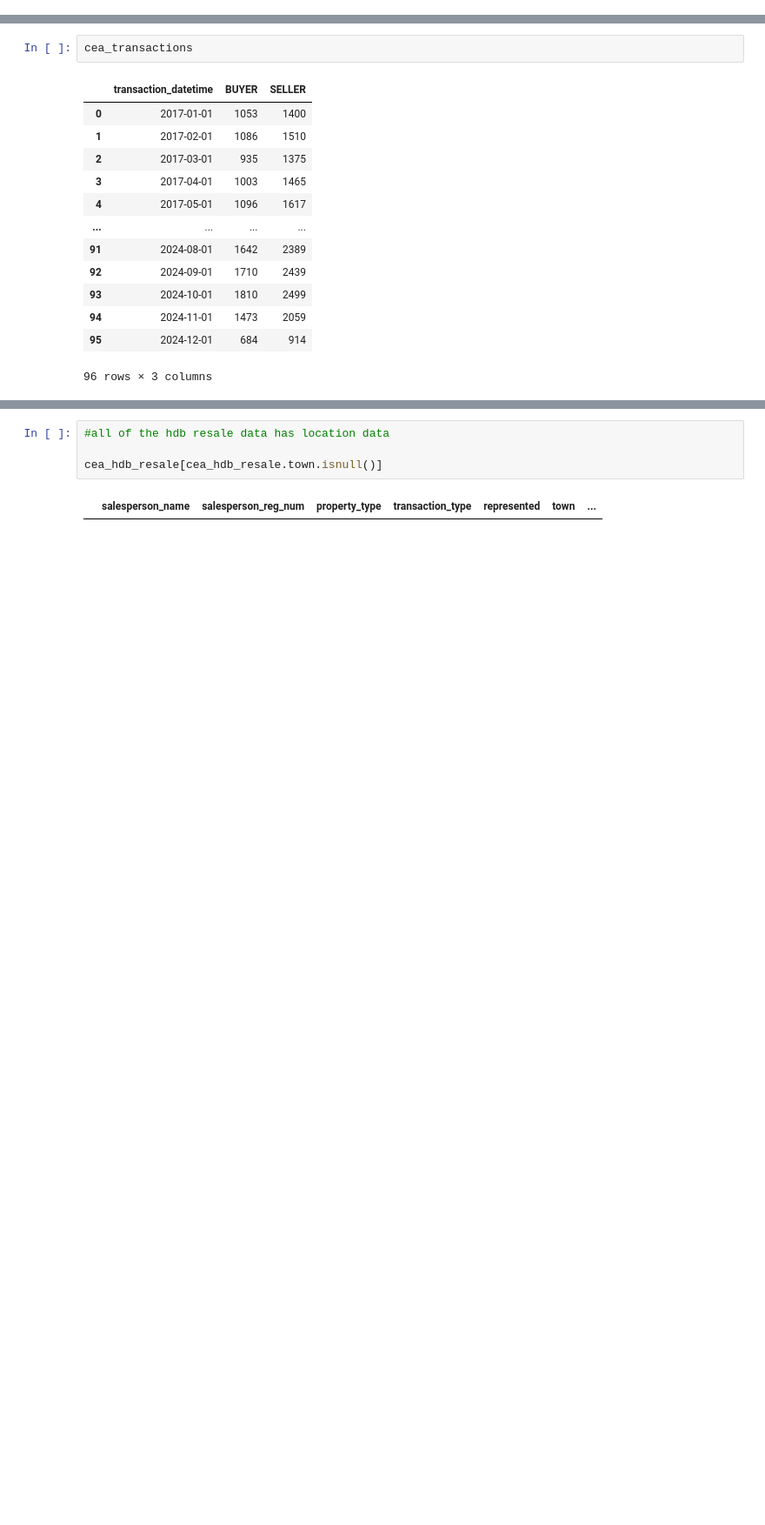
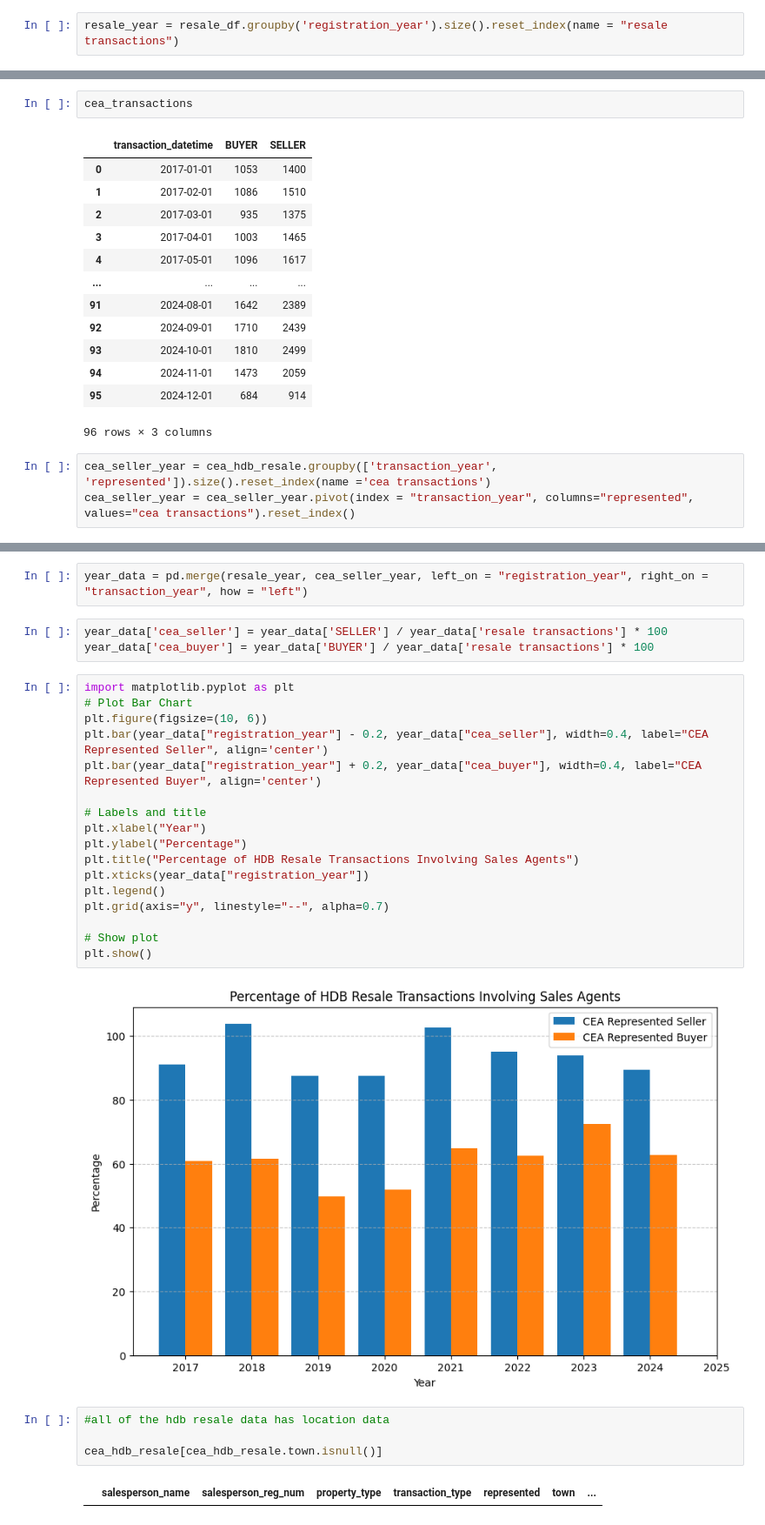
Before and after one commit to racheltlw/qstha, a Jupyter notebook: notebooks/Section1_Q1.ipynb, the cells around one changed output, grey strips where cells are left out. Shown: that part at 87% size. Cells and saved outputs as stored; diff of their text form; blank space fills up the shorter version.

```diff
--- a/notebooks/Section1_Q1.ipynb
+++ b/notebooks/Section1_Q1.ipynb
@@ -310,3 +280,5 @@ resales_by_month
+# %%
+resale_year = resale_df.groupby('registration_year').size().reset_index(name = "resale transactions")
 # %%
 #Total transactions on behalf of sellers represented by agents for HDB resale flats
 cea_hdb_resale= cea_imputed[(cea_imputed['property_type'] == 'HDB') & (cea_imputed['transaction_type'] == 'RESALE') ]
@@ -329,3 +301,6 @@ cea_transactions
 | 94 | 2024-11-01 | 1473 | 2059 |
 | 95 | 2024-12-01 | 684 | 914 |
 96 rows × 3 columns
+# %%
+cea_seller_year = cea_hdb_resale.groupby(['transaction_year', 'represented']).size().reset_index(name ='cea transactions')
+cea_seller_year = cea_seller_year.pivot(index = "transaction_year", columns="represented", values="cea transactions").reset_index()
@@ -332,3 +319,27 @@ cea_transactions
+# %%
+year_data = pd.merge(resale_year, cea_seller_year, left_on = "registration_year", right_on = "transaction_year", how = "left")
+# %%
+year_data['cea_seller'] = year_data['SELLER'] / year_data['resale transactions'] * 100
+year_data['cea_buyer'] = year_data['BUYER'] / year_data['resale transactions'] * 100
+# %%
+import matplotlib.pyplot as plt
+# Plot Bar Chart
+plt.figure(figsize=(10, 6))
+plt.bar(year_data["registration_year"] - 0.2, year_data["cea_seller"], width=0.4, label="CEA Represented Seller", align='center')
+plt.bar(year_data["registration_year"] + 0.2, year_data["cea_buyer"], width=0.4, label="CEA Represented Buyer", align='center')
+
+# Labels and title
+plt.xlabel("Year")
+plt.ylabel("Percentage")
+plt.title("Percentage of HDB Resale Transactions Involving Sales Agents")
+plt.xticks(year_data["registration_year"])
+plt.legend()
+plt.grid(axis="y", linestyle="--", alpha=0.7)
+
+# Show plot
+plt.show()
+# %% [output]
+[figure, added]
 # %%
 #all of the hdb resale data has location data
 
```
Also changed, not shown: parts of 29 cells of this notebook, 5 other files.
